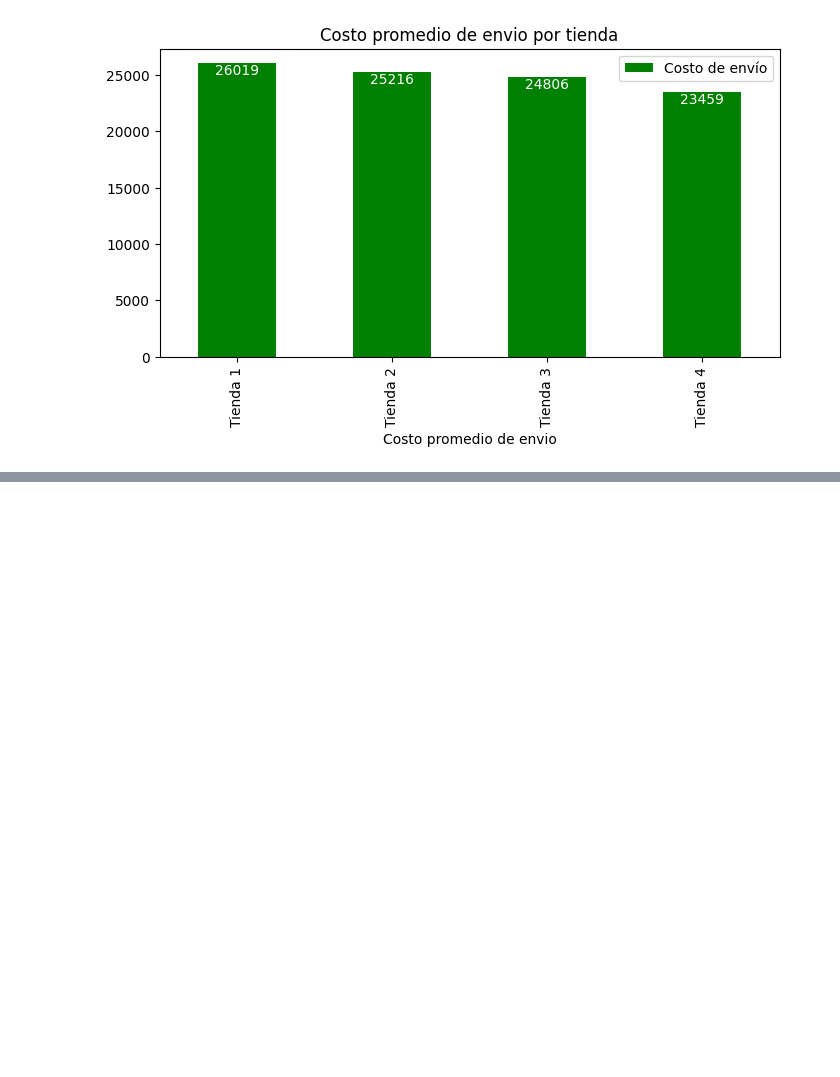
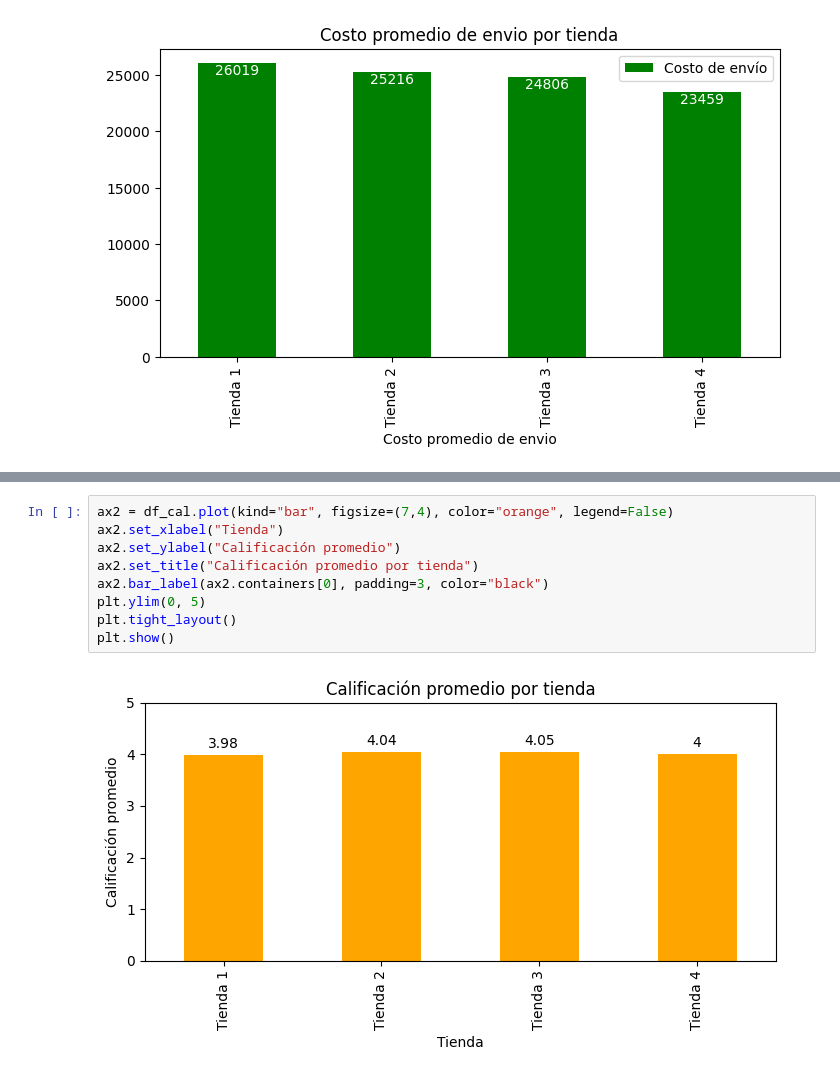
Before and after one commit to MCCoronel12/Challege_Alura, a Jupyter notebook: AluraStoreLatam.ipynb, the cells around one changed output, grey strips where cells are left out. Cells and saved outputs as stored; diff of their text form; blank space fills up the shorter version.

```diff
--- a/AluraStoreLatam.ipynb
+++ b/AluraStoreLatam.ipynb
@@ -421,0 +434,11 @@ plt.show()
+# %%
+ax2 = df_cal.plot(kind="bar", figsize=(7,4), color="orange", legend=False)
+ax2.set_xlabel("Tienda")
+ax2.set_ylabel("Calificación promedio")
+ax2.set_title("Calificación promedio por tienda")
+ax2.bar_label(ax2.containers[0], padding=3, color="black")
+plt.ylim(0, 5)
+plt.tight_layout()
+plt.show()
+# %% [output]
+[figure, added]
```
Also changed, not shown: parts of 7 cells of this notebook.
